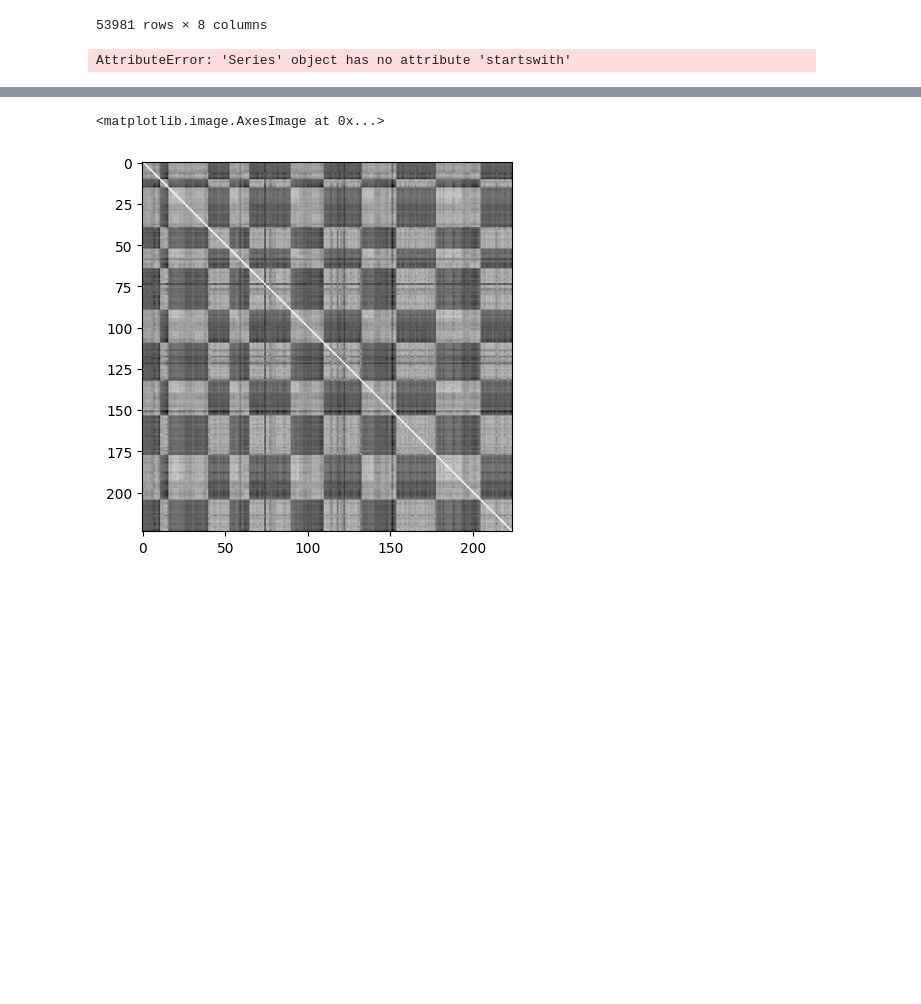
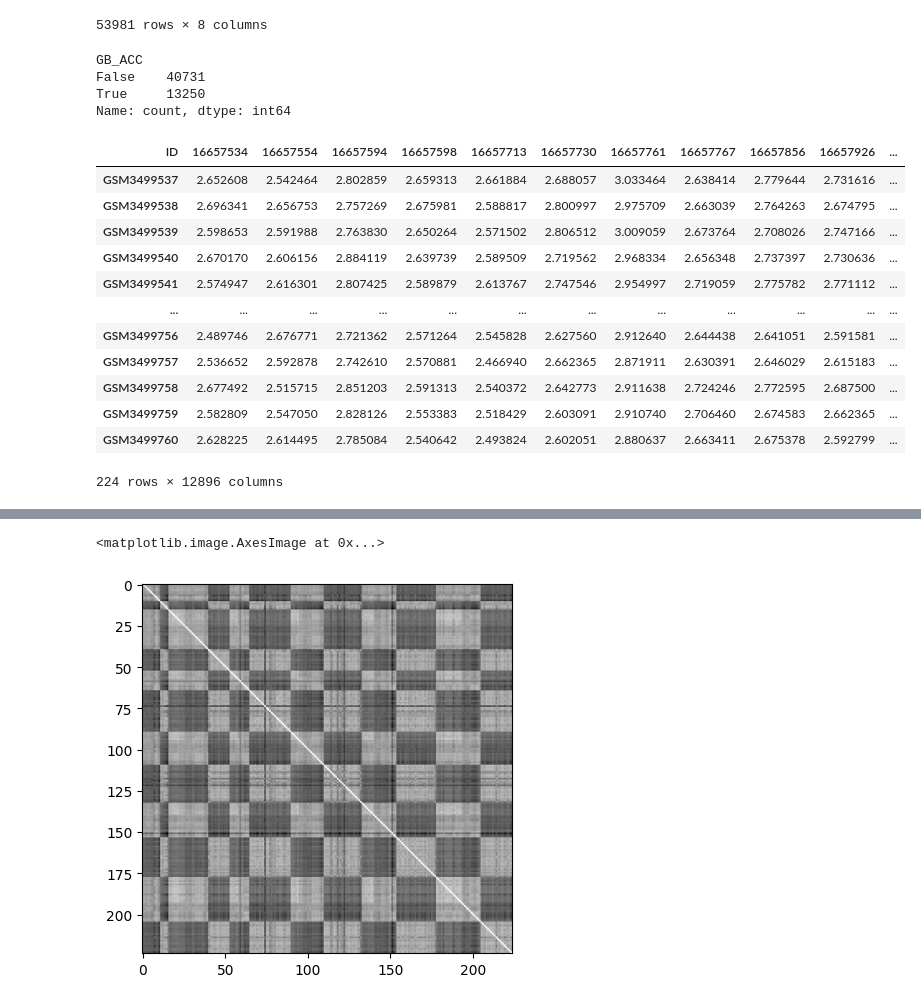
Before and after one commit to LSpeggiorin/TCC, a Jupyter notebook: TCC.ipynb, the cells around one changed output, grey strips where cells are left out. Saved outputs shown, nothing was run; the diff lists cells and outputs as text; code cells hidden in the pictures; blank space fills up the shorter version.

```diff
--- a/TCC.ipynb
+++ b/TCC.ipynb
@@ -199,5 +179,6 @@ transformed_df["Class"] = classes
 # %%
-f2 = open("./GSE123302_family.soft", "r")
+#f2 = open("./GSE123302_family.soft", "r")
+f2 = open("/content/drive/MyDrive/Laura Speggiorin - TCC/GSE123302_family.soft", "r")
 
 platform_table = []
 
@@ -232,14 +213,34 @@ platform_table
 | 53980 | AFFX-r2-P1-cre-5_at |  |  |  |  |  | --unknown | \n |
 | 53981 | AFFX-r2-P1-cre-5_st |  |  |  |  |  | --unknown | \n |
 53981 rows × 8 columns
-# %%
-filtered = platform_table.loc[platform_table['GB_ACC']!= '']
-
-#filtered =
-
-#filtered['GB_ACC'].startswith('NM')
-
-#selecionar os com prefixo 'NM'
-#df['TIDY'] = df['INVOICE NUMBER'].str.extractall(r'(SIN.{11})').unstack(fill_value='').apply(','.join, 1)
-# %% [output]
-AttributeError: 'Series' object has no attribute 'startswith'
+# %%
+#contagem de sondas com o prefixo NM_xxxxxx
+platform_table['GB_ACC'].str.startswith('NM').value_counts()
+# %% [output]
+GB_ACC
+False    40731
+True     13250
+Name: count, dtype: int64
+# %%
+#selecionar IDs das sondas com prefixo 'NM' na coluna 'GB_ACC'
+filtered_list = platform_table[platform_table['GB_ACC'].str.startswith('NM')]
+
+filtered_list = list(filtered_list['ID'])
+# %%
+#Filtrar dataframe a partir de lista de sondas
+teste = transformed_df.loc[:,[sonda for sonda in transformed_df.columns.tolist() if sonda in filtered_list]]
+teste
+# %% [output]
+| ID | 16657534 | 16657554 | 16657594 | 16657598 | 16657713 | 16657730 | 16657761 | 16657767 | 16657856 | 16657926 | ... |
+| GSM3499537 | 2.652608 | 2.542464 | 2.802859 | 2.659313 | 2.661884 | 2.688057 | 3.033464 | 2.638414 | 2.779644 | 2.731616 | ... |
+| GSM3499538 | 2.696341 | 2.656753 | 2.757269 | 2.675981 | 2.588817 | 2.800997 | 2.975709 | 2.663039 | 2.764263 | 2.674795 | ... |
+| GSM3499539 | 2.598653 | 2.591988 | 2.763830 | 2.650264 | 2.571502 | 2.806512 | 3.009059 | 2.673764 | 2.708026 | 2.747166 | ... |
+| GSM3499540 | 2.670170 | 2.606156 | 2.884119 | 2.639739 | 2.589509 | 2.719562 | 2.968334 | 2.656348 | 2.737397 | 2.730636 | ... |
+| GSM3499541 | 2.574947 | 2.616301 | 2.807425 | 2.589879 | 2.613767 | 2.747546 | 2.954997 | 2.719059 | 2.775782 | 2.771112 | ... |
+| ... | ... | ... | ... | ... | ... | ... | ... | ... | ... | ... | ... |
+| GSM3499756 | 2.489746 | 2.676771 | 2.721362 | 2.571264 | 2.545828 | 2.627560 | 2.912640 | 2.644438 | 2.641051 | 2.591581 | ... |
+| GSM3499757 | 2.536652 | 2.592878 | 2.742610 | 2.570881 | 2.466940 | 2.662365 | 2.871911 | 2.630391 | 2.646029 | 2.615183 | ... |
+| GSM3499758 | 2.677492 | 2.515715 | 2.851203 | 2.591313 | 2.540372 | 2.642773 | 2.911638 | 2.724246 | 2.772595 | 2.687500 | ... |
+| GSM3499759 | 2.582809 | 2.547050 | 2.828126 | 2.553383 | 2.518429 | 2.603091 | 2.910740 | 2.706460 | 2.674583 | 2.662365 | ... |
+| GSM3499760 | 2.628225 | 2.614495 | 2.785084 | 2.540642 | 2.493824 | 2.602051 | 2.880637 | 2.663411 | 2.675378 | 2.592799 | ... |
+224 rows × 12896 columns
```
Also changed, not shown: parts of 15 cells of this notebook, 1 other file.
